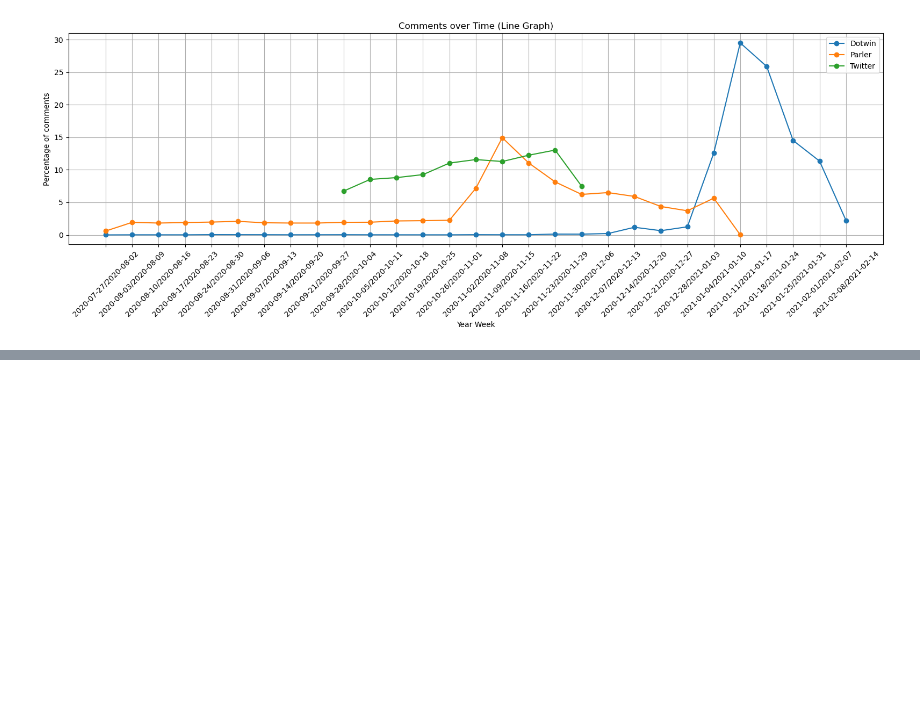
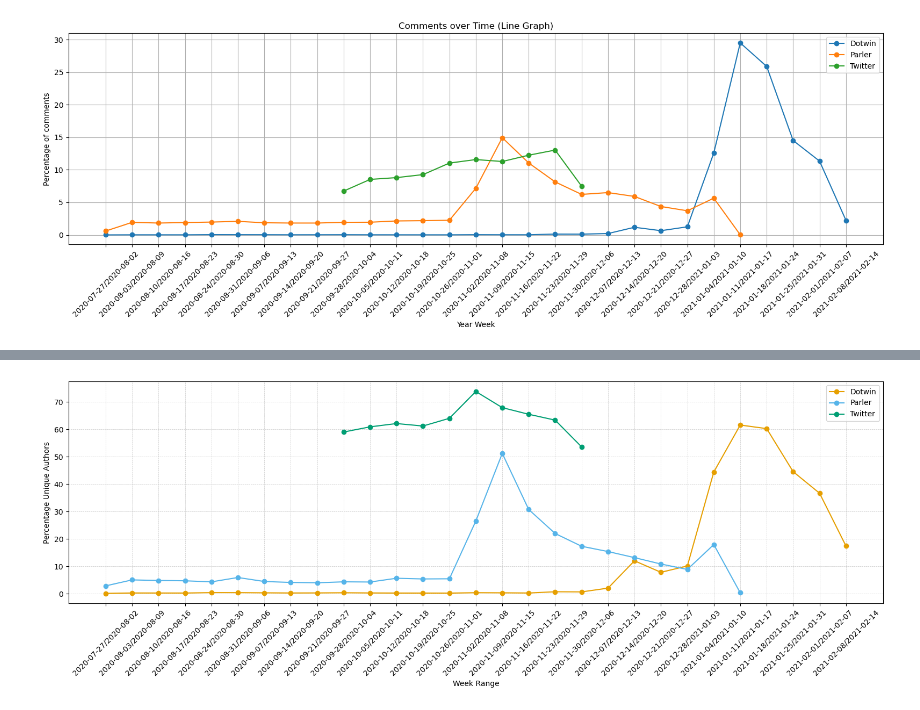
Before and after one commit to nmrastogi/QAnon, a Jupyter notebook: week_analysis.ipynb, the cells around one changed output, grey strips where cells are left out. Drawn from its saved outputs; the diff is of its cells as text; code cells hidden in the pictures; blank space fills up the shorter version.

```diff
--- a/week_analysis.ipynb
+++ b/week_analysis.ipynb
@@ -2272,0 +2396,3 @@ plt.show()
+# %%
+dp['year_week'] = dp['week_start'].astype(str) + '/' + dp['week_end'].astype(str)
+dp
@@ -2272,0 +2411,3 @@ plt.show()
+# %%
+dp['year_week'] = dp['year_week'].apply(lambda x: '/'.join([d.split(' ')[0] for d in x.split('/')]))
+dp
@@ -2272,0 +2446,3 @@ plt.show()
+# %%
+df1=unique_authors_df
+df1
@@ -2272,0 +2467,3 @@ plt.show()
+# %%
+df2=s
+df2
@@ -2272,0 +2488,43 @@ plt.show()
+# %%
+import pandas as pd
+import matplotlib.pyplot as plt
+
+# Colorblind-friendly colors
+colors = ['#E69F00', '#56B4E9', '#009E73']
+
+# Plotting
+plt.figure(figsize=(16, 6))
+
+# Plot df1 as a line graph
+plt.plot(df1['year_week'].astype(str), df1['unique_authors'],
+         label='Dotwin', linestyle='-', marker='o', color=colors[0])
+
+# Plot df2 as a line graph
+plt.plot(df2['year_week'].astype(str), df2['creator'],
+         label='Parler', linestyle='-', marker='o', color=colors[1])
+
+# Plot dp as a line graph
+plt.plot(dp['year_week'].astype(str), dp['unique_user_count'],
+         label='Twitter', linestyle='-', marker='o', color=colors[2])
+
+# Add labels and title
+plt.xlabel('Week Range')
+plt.ylabel('Percentage Unique Authors')
+# plt.title('Unique Authors over Time (Line Graph)')
+
+# Add legend
+plt.legend()
+
+# Rotate x-axis labels for better readability
+plt.xticks(rotation=45)
+
+# Add gridlines
+plt.grid(True, which='both', linestyle='--', linewidth=0.5, alpha=0.7)
+
+# Tight layout to avoid label cutoff
+plt.tight_layout()
+
+# Show plot
+plt.show()
+# %% [output]
+[figure, added]
```
Also changed, not shown: parts of 19 cells of this notebook, 1 other file.
